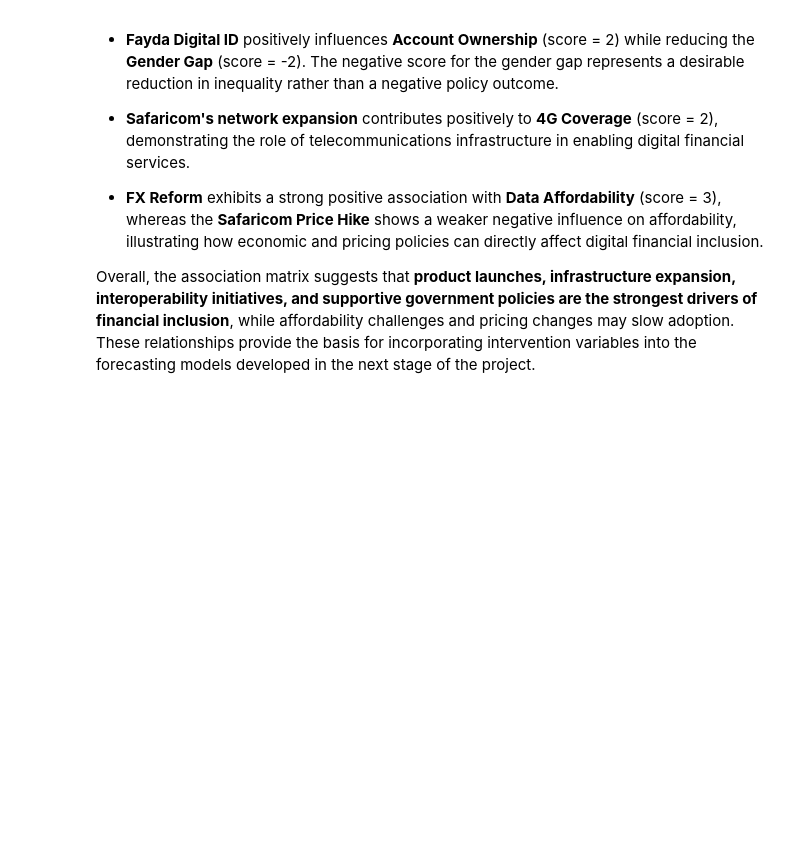
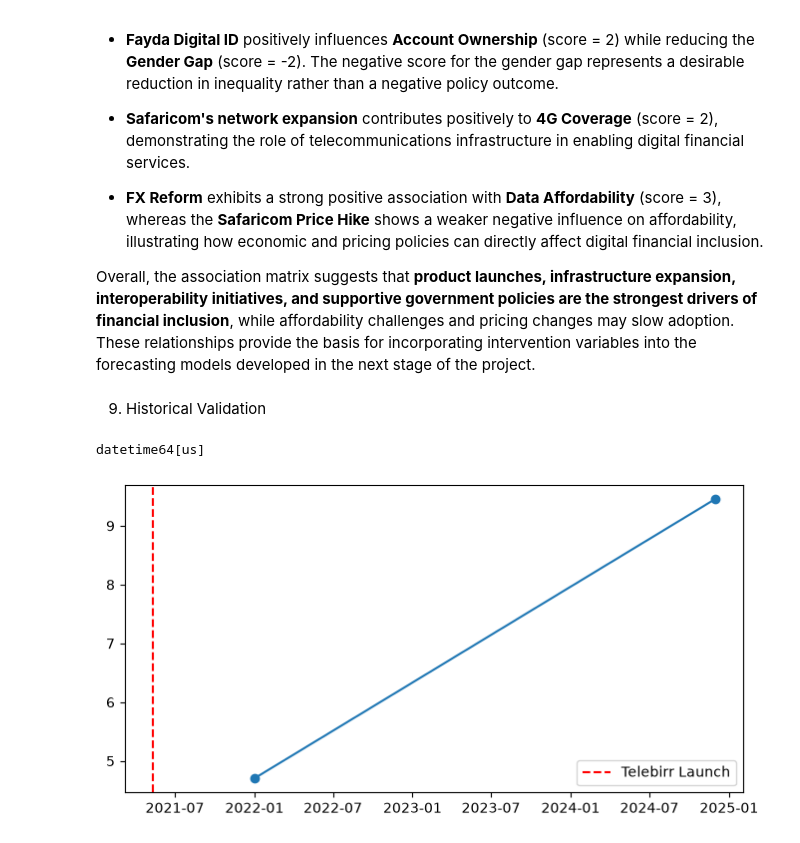
Before and after one commit to Lalisecf/ethiopia-fi-forecast-week11, a Jupyter notebook: notebooks/task3_event_impact_modeling.ipynb, the cells around one changed output. Cells and saved outputs as stored; diff of their text form; code cells hidden in the pictures; blank space fills up the shorter version.

Commit message:
task3: validate telebirr event against historical observations

```diff
--- a/notebooks/task3_event_impact_modeling.ipynb
+++ b/notebooks/task3_event_impact_modeling.ipynb
@@ -406,3 +406,41 @@ Several important patterns emerge from the visualization:
 - **FX Reform** exhibits a strong positive association with **Data Affordability** (score = 3), whereas the **Safaricom Price Hike** shows a weaker negative influence on affordability, illustrating how economic and pricing policies can directly affect digital financial inclusion.
 
 Overall, the association matrix suggests that **product launches, infrastructure expansion, interoperability initiatives, and supportive government policies are the strongest drivers of financial inclusion**, while affordability challenges and pricing changes may slow adoption. These relationships provide the basis for incorporating intervention variables into the forecasting models developed in the next stage of the project.
+# %% [markdown]
+9. Historical Validation
+# %%
+#Collect observations
+mm = observations[
+observations.indicator_code=="ACC_MM_ACCOUNT"
+]
+mm["observation_date"] = pd.to_datetime(
+    mm["observation_date"],
+    format="mixed",
+    errors="coerce"
+)
+# %%
+print(mm["observation_date"].dtype)
+# %% [output]
+datetime64[us]
+# %%
+#Plot
+plt.figure(figsize=(8,4))
+
+plt.plot(
+mm.observation_date,
+mm.value_numeric,
+marker="o"
+)
+
+plt.axvline(
+pd.Timestamp("2021-05-11"),
+linestyle="--",
+color="red",
+label="Telebirr Launch"
+)
+
+plt.legend()
+
+plt.show()
+# %% [output]
+[figure, added]
```
Also changed, not shown: parts of 1 cell of this notebook.
